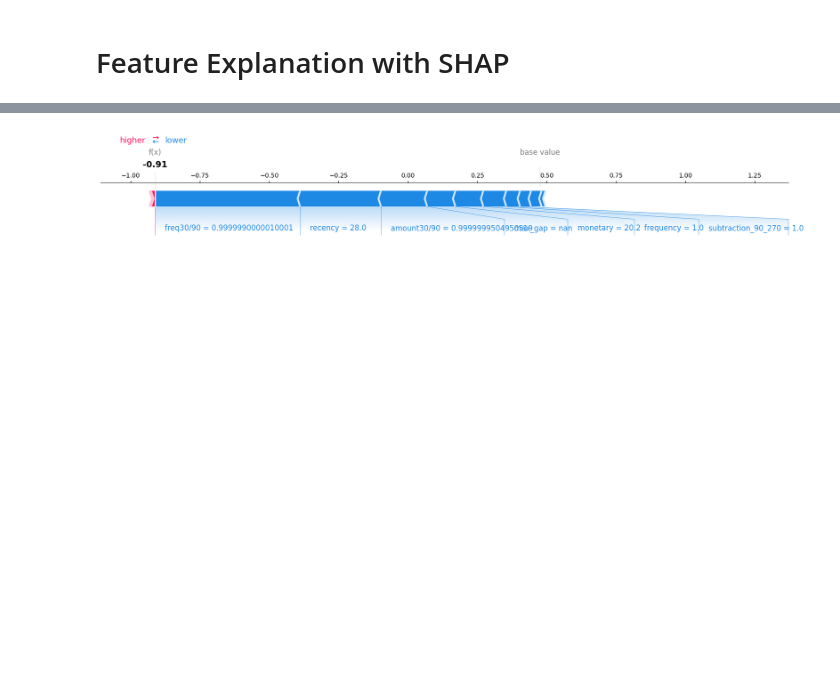
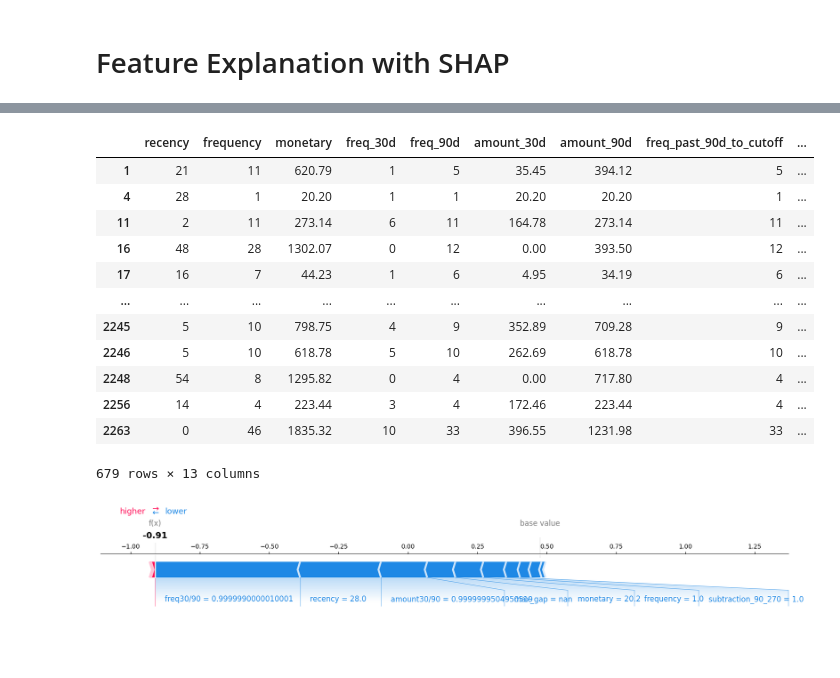
Before and after one commit to tm-hoangnguyen/Customer-Retention-and-Survival-Analysis, a Jupyter notebook: explore_data.ipynb, the cells around one changed output, grey strips where cells are left out. Drawn from its saved outputs; the diff is of its cells as text; code cells hidden in the pictures; blank space fills up the shorter version.

```diff
--- a/explore_data.ipynb
+++ b/explore_data.ipynb
@@ -407,3 +407,19 @@ plt.show()
+# %%
+X_test
+# %% [output]
+|  | recency | frequency | monetary | freq_30d | freq_90d | amount_30d | amount_90d | freq_past_90d_to_cutoff | ... |
+| 1 | 21 | 11 | 620.79 | 1 | 5 | 35.45 | 394.12 | 5 | ... |
+| 4 | 28 | 1 | 20.20 | 1 | 1 | 20.20 | 20.20 | 1 | ... |
+| 11 | 2 | 11 | 273.14 | 6 | 11 | 164.78 | 273.14 | 11 | ... |
+| 16 | 48 | 28 | 1302.07 | 0 | 12 | 0.00 | 393.50 | 12 | ... |
+| 17 | 16 | 7 | 44.23 | 1 | 6 | 4.95 | 34.19 | 6 | ... |
+| ... | ... | ... | ... | ... | ... | ... | ... | ... | ... |
+| 2245 | 5 | 10 | 798.75 | 4 | 9 | 352.89 | 709.28 | 9 | ... |
+| 2246 | 5 | 10 | 618.78 | 5 | 10 | 262.69 | 618.78 | 10 | ... |
+| 2248 | 54 | 8 | 1295.82 | 0 | 4 | 0.00 | 717.80 | 4 | ... |
+| 2256 | 14 | 4 | 223.44 | 3 | 4 | 172.46 | 223.44 | 4 | ... |
+| 2263 | 0 | 46 | 1835.32 | 10 | 33 | 396.55 | 1231.98 | 33 | ... |
+679 rows × 13 columns
 # %%
 idx=1 # y_test: no churn
 
```
Also changed, not shown: parts of 4 cells of this notebook, 7 other files.
